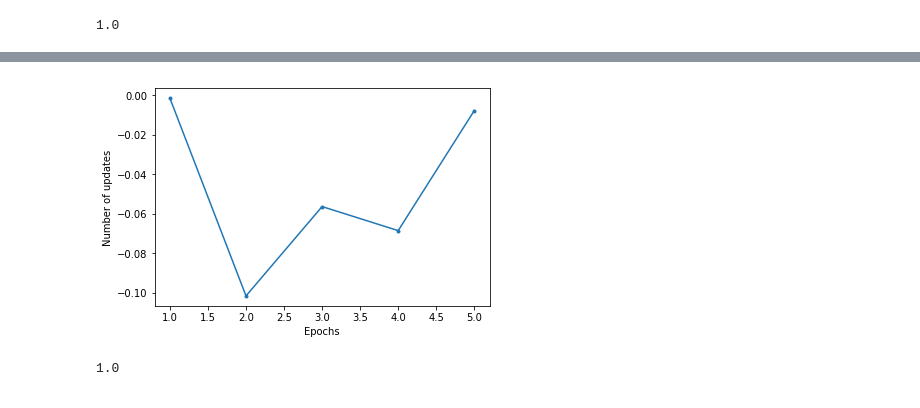
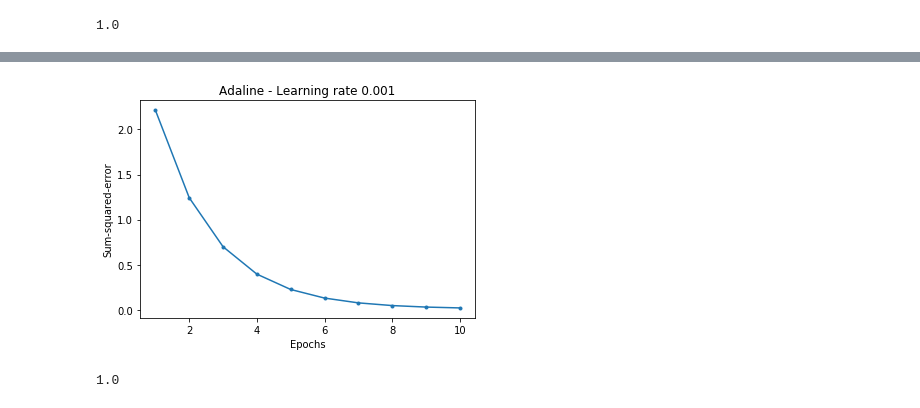
Before and after one commit to michelmelo25/Machine-Learning, a Jupyter notebook: Lista 3/Iris.ipynb, the cells around one changed output, grey strips where cells are left out. Drawn from its saved outputs; the diff is of its cells as text; code cells hidden in the pictures.

Commit message:
atualisacao da lista 3, erros e graficos do adaline

```diff
--- a/Lista 3/Iris.ipynb
+++ b/Lista 3/Iris.ipynb
@@ -358,7 +371,8 @@ array([-0.00152019, -0.10150193, -0.05631148, -0.06847299, -0.00776285])
 # %%
-plt.plot(range(1, len(model.w_)+1), model.w_, marker='.')
+plt.plot(range(1, len(model.cost_)+1), model.cost_, marker='.')
 plt.xlabel('Epochs')
-plt.ylabel('Number of updates');
+plt.ylabel('Sum-squared-error');
+plt.title('Adaline - Learning rate 0.001');
 # %% [output]
-[figure, old version]
+[figure, new version]
 # %%
```
Also changed, not shown: parts of 11 cells of this notebook, 1 other file.
